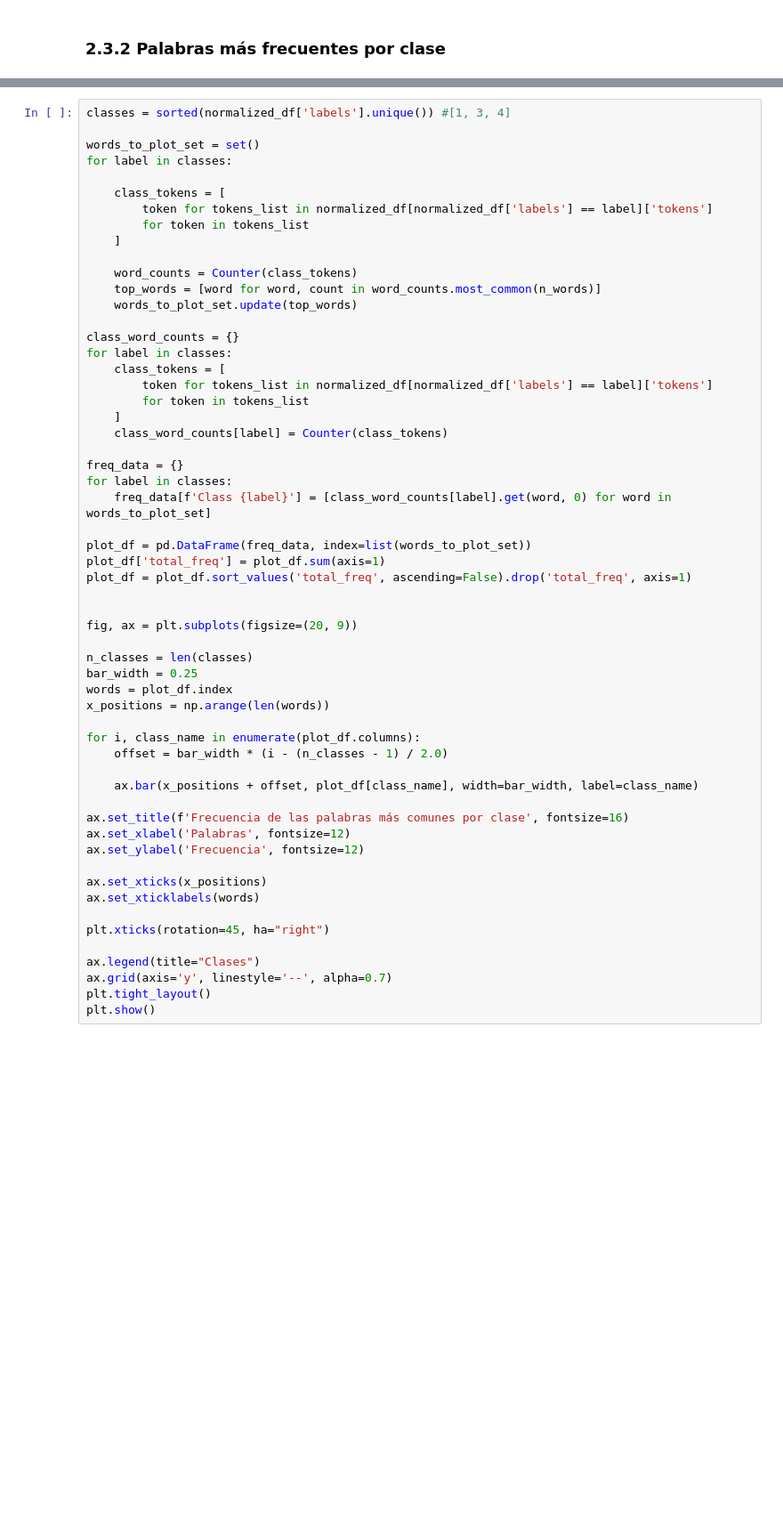
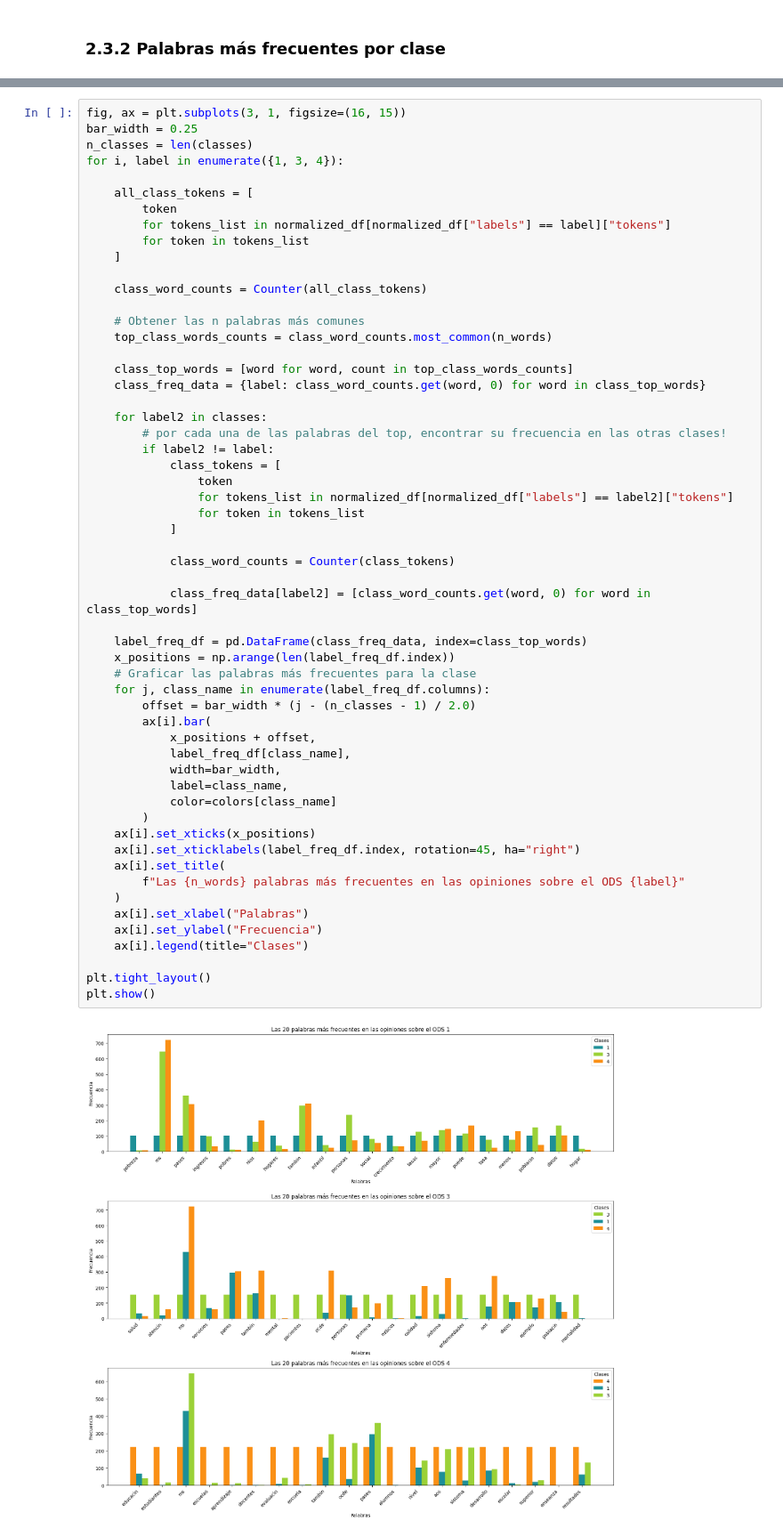
Before and after one commit to BILabsAndProjects/Proyecto1, a Jupyter notebook: exploracion_datos.ipynb, the cells around one changed output, grey strips where cells are left out. Shown at 89% size. Saved outputs shown, nothing was run; the diff lists cells and outputs as text; blank space fills up the shorter version.

```diff
--- a/exploracion_datos.ipynb
+++ b/exploracion_datos.ipynb
@@ -429,57 +437,58 @@ plt.show()
 # %%
-classes = sorted(normalized_df['labels'].unique()) #[1, 3, 4]
+fig, ax = plt.subplots(3, 1, figsize=(16, 15))
+bar_width = 0.25
+n_classes = len(classes)
+for i, label in enumerate({1, 3, 4}):
 
-words_to_plot_set = set()
-for label in classes:
-
-    class_tokens = [
-        token for tokens_list in normalized_df[normalized_df['labels'] == label]['tokens']
+    all_class_tokens = [
+        token
+        for tokens_list in normalized_df[normalized_df["labels"] == label]["tokens"]
         for token in tokens_list
     ]
 
-    word_counts = Counter(class_tokens)
-    top_words = [word for word, count in word_counts.most_common(n_words)]
-    words_to_plot_set.update(top_words)
+    class_word_counts = Counter(all_class_tokens)
 
-class_word_counts = {}
-for label in classes:
-    class_tokens = [
-        token for tokens_list in normalized_df[normalized_df['labels'] == label]['tokens']
-        for token in tokens_list
-    ]
-    class_word_counts[label] = Counter(class_tokens)
+    # Obtener las n palabras más comunes
+    top_class_words_counts = class_word_counts.most_common(n_words)
 
-freq_data = {}
-for label in classes:
-    freq_data[f'Class {label}'] = [class_word_counts[label].get(word, 0) for word in words_to_plot_set]
+    class_top_words = [word for word, count in top_class_words_counts]
+    class_freq_data = {label: class_word_counts.get(word, 0) for word in class_top_words}
 
-plot_df = pd.DataFrame(freq_data, index=list(words_to_plot_set))
-plot_df['total_freq'] = plot_df.sum(axis=1)
-plot_df = plot_df.sort_values('total_freq', ascending=False).drop('total_freq', axis=1)
+    for label2 in classes:
+        # por cada una de las palabras del top, encontrar su frecuencia en las otras clases!
+        if label2 != label:
+            class_tokens = [
+                token
+                for tokens_list in normalized_df[normalized_df["labels"] == label2]["tokens"]
+                for token in tokens_list
+            ]
 
+            class_word_counts = Counter(class_tokens)
 
-fig, ax = plt.subplots(figsize=(20, 9))
+            class_freq_data[label2] = [class_word_counts.get(word, 0) for word in class_top_words]
 
-n_classes = len(classes)
-bar_width = 0.25
-words = plot_df.index
-x_positions = np.arange(len(words))
+    label_freq_df = pd.DataFrame(class_freq_data, index=class_top_words)
+    x_positions = np.arange(len(label_freq_df.index))
+    # Graficar las palabras más frecuentes para la clase
+    for j, class_name in enumerate(label_freq_df.columns):
+        offset = bar_width * (j - (n_classes - 1) / 2.0)
+        ax[i].bar(
+            x_positions + offset,
+            label_freq_df[class_name],
+            width=bar_width,
+            label=class_name,
+            color=colors[class_name]
+        )
+    ax[i].set_xticks(x_positions)
+    ax[i].set_xticklabels(label_freq_df.index, rotation=45, ha="right")
+    ax[i].set_title(
+        f"Las {n_words} palabras más frecuentes en las opiniones sobre el ODS {label}"
+    )
+    ax[i].set_xlabel("Palabras")
+    ax[i].set_ylabel("Frecuencia")
+    ax[i].legend(title="Clases")
 
-for i, class_name in enumerate(plot_df.columns):
-    offset = bar_width * (i - (n_classes - 1) / 2.0)
-
-    ax.bar(x_positions + offset, plot_df[class_name], width=bar_width, label=class_name)
-
-ax.set_title(f'Frecuencia de las palabras más comunes por clase', fontsize=16)
-ax.set_xlabel('Palabras', fontsize=12)
-ax.set_ylabel('Frecuencia', fontsize=12)
-
-ax.set_xticks(x_positions)
-ax.set_xticklabels(words)
-
-plt.xticks(rotation=45, ha="right")
-
-ax.legend(title="Clases")
-ax.grid(axis='y', linestyle='--', alpha=0.7)
 plt.tight_layout()
 plt.show()
+# %% [output]
+[figure, added]
```
Also changed, not shown: parts of 21 cells of this notebook.
